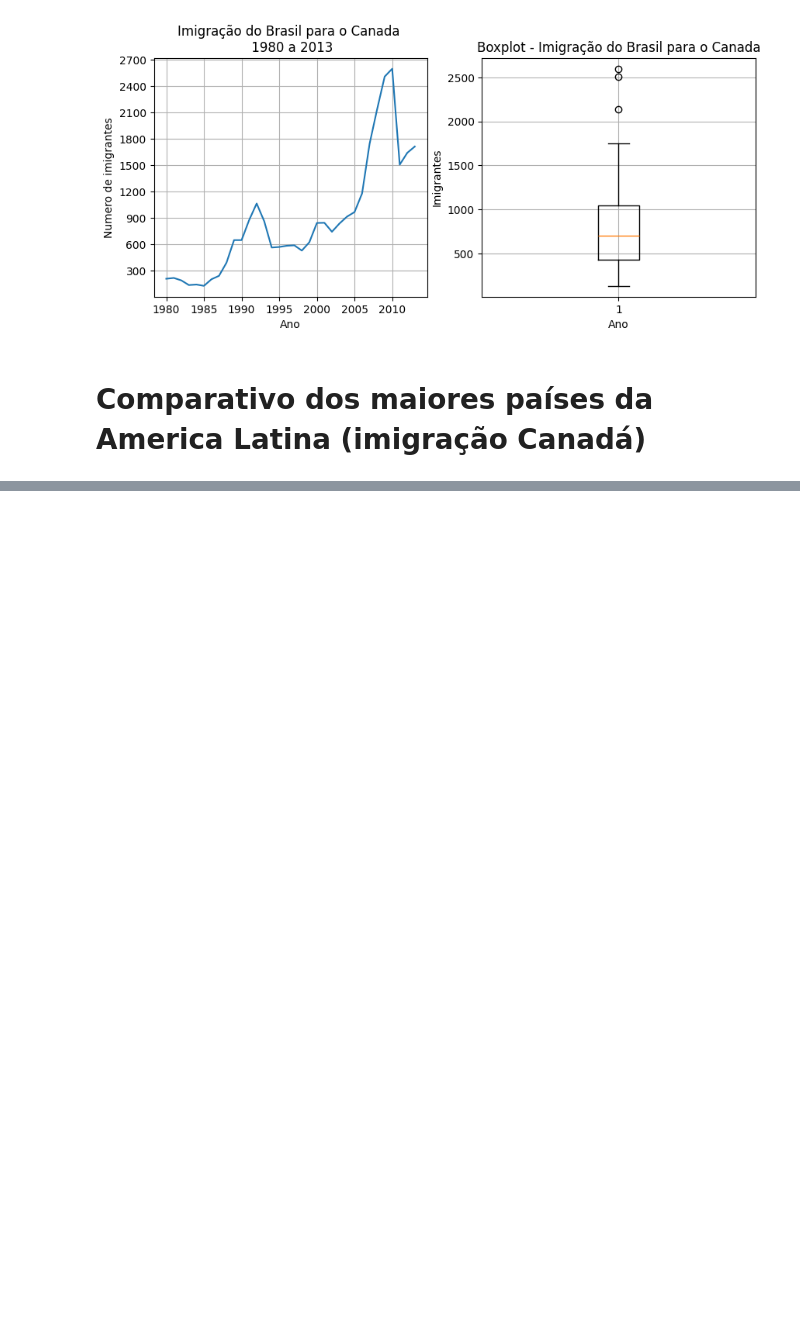
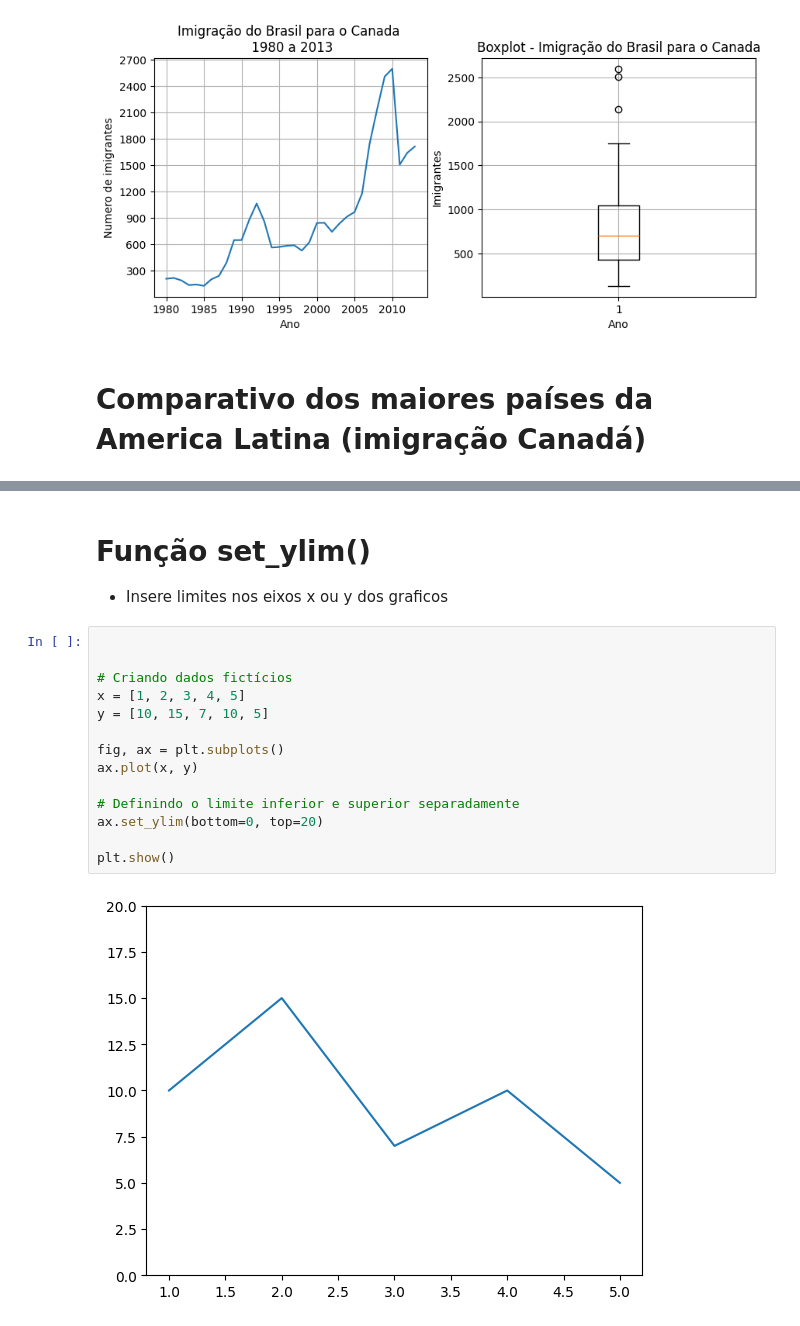
Before and after one commit to ThiagoDFMaia/projeto_final_tarde, a Jupyter notebook: semana_estatistica/aula2.ipynb, the cells around one changed output, grey strips where cells are left out. Cells and saved outputs as stored; diff of their text form; blank space fills up the shorter version.

```diff
--- a/semana_estatistica/aula2.ipynb
+++ b/semana_estatistica/aula2.ipynb
@@ -404,0 +447,19 @@ plt.show()
+# %% [markdown]
+# Função set_ylim()
+* Insere limites nos eixos x ou y dos graficos
+# %%
+
+
+# Criando dados fictícios
+x = [1, 2, 3, 4, 5]
+y = [10, 15, 7, 10, 5]
+
+fig, ax = plt.subplots()
+ax.plot(x, y)
+
+# Definindo o limite inferior e superior separadamente
+ax.set_ylim(bottom=0, top=20)
+
+plt.show()
+# %% [output]
+[figure, added]
```
Also changed, not shown: parts of 11 cells of this notebook, 1 other file.
